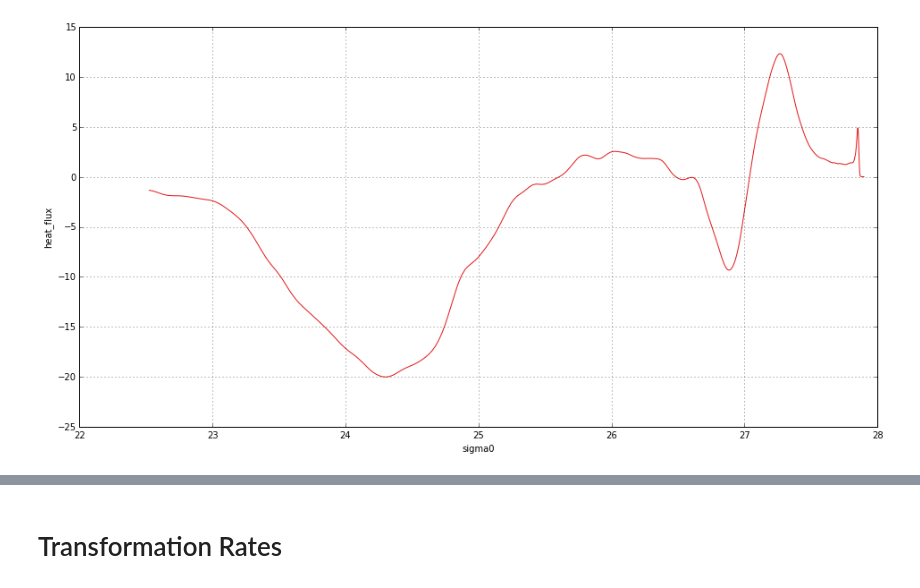
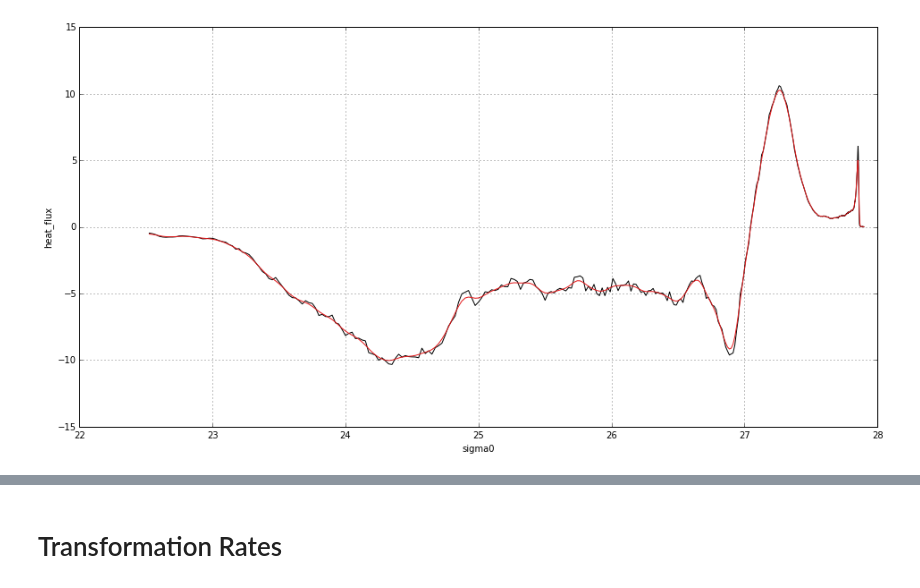
Before and after one commit to dhruvbalwada/watermass, a Jupyter notebook: SOSE_layers_analysis/plot_transformation.ipynb, the cells around one changed output, grey strips where cells are left out. Saved outputs shown, nothing was run; the diff lists cells and outputs as text; code cells hidden in the pictures.

```diff
--- a/SOSE_layers_analysis/plot_transformation.ipynb
+++ b/SOSE_layers_analysis/plot_transformation.ipynb
@@ -20,4 +21,4 @@ plt.rcParams['axes.color_cycle'] = bmap.mpl_colors
 ds_surf = xray.open_dataset('../data/wmt_surface.nc')
 ds_mixing = xray.open_dataset('../data/wmt_upper_0671m.nc')
 ds = ds_surf.merge(ds_mixing)
-ds
+ds = ds / 1e6 # convert to Sverdrups
@@ -41,0 +25,22 @@ Data variables:
+# %%
+# there are two treatments of the heat flux
+# one (ds.heat_flux) does not properly account for shortwave penetration
+# drop it and replace with the correct version
+ds = ds.drop('heat_flux')
+ds['heat_flux'] = ds.heat_surfflux + ds.heat_sw
+# %%
+# add neutral density
+
+# original from TS diagram
+#sig_vs_gam = np.load('sigma_vs_gamma.npz')
+#gam = np.interp(ds.sigma0, sig_vs_gam['sigma0'][::-1], sig_vs_gam['gamman'][::-1])
+
+# more accurate SOSE fit
+sig_vs_gam = np.load('sigma_vs_gamma_SOSE_fit_upper670m.npz')
+gam = np.interp(ds.sigma0, sig_vs_gam['sigma0'], sig_vs_gam['gamman'])
+
+# add a little smoothing
+gam = gaussian_filter1d(gam, 6)
+
+ds['gamman'] = xray.DataArray(gam, dims=ds.sigma0.dims, coords=ds.sigma0.coords)
+ds.set_coords('gamman', inplace=True)
@@ -42,4 +70,4 @@ Data variables:
 # %%
-wmt = ds.mean(dim='time')/1e6 # values in sv
-wmt
+# annual mean water mass transformation
+wmt = ds.mean(dim='time') # values in sv
 wmt_year = ds.groupby('time.year').mean(dim='time')
@@ -52,10 +74,12 @@ plt.grid()
 # %%
-from scipy.ndimage import gaussian_filter1d
+# smooth the transformation curves with a gaussian filter
 wmt_sm = wmt.copy(deep=True)
+FILTER_SIZE = 2
 for k in wmt_sm.data_vars.keys():
     da = wmt_sm[k]
-    da.data = gaussian_filter1d(da, 2)
+    da.data = gaussian_filter1d(da, FILTER_SIZE)
+wmt.heat_flux.plot(color='k')
 wmt_sm.heat_flux.plot()
 plt.grid()
 # %% [output]
-[figure, old version]
+[figure, new version]
```
Also changed, not shown: parts of 33 cells of this notebook, 8 other files.
